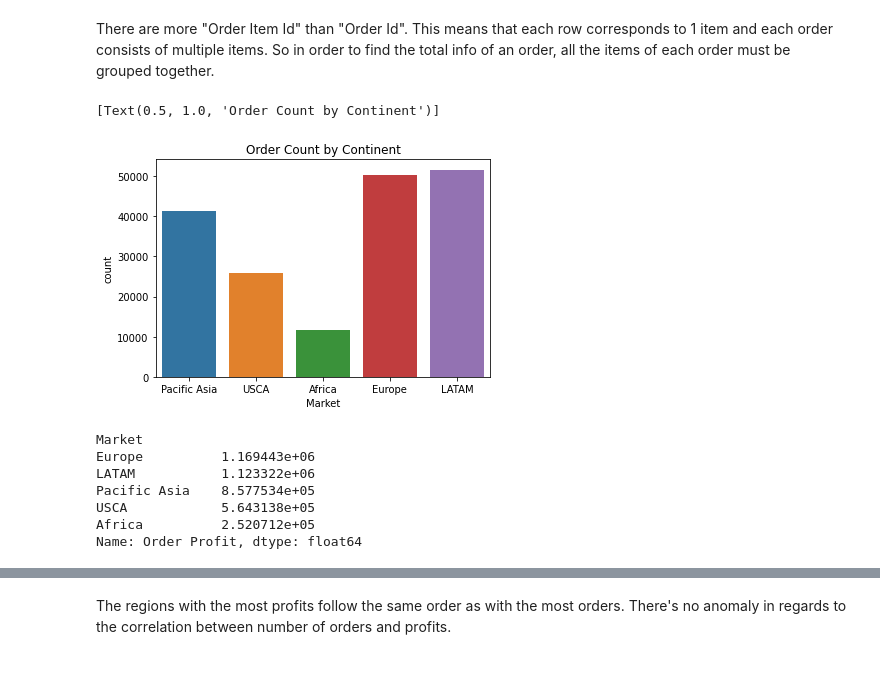
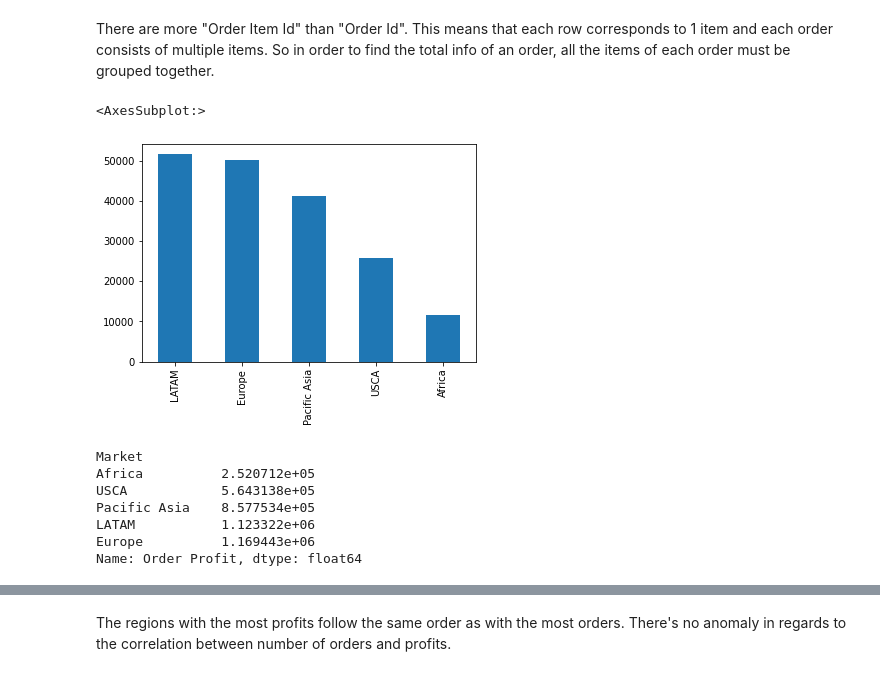
Before and after one commit to Chestnut-lol/DataOpenSpring2022, a Jupyter notebook: Datathon.ipynb, the cells around one changed output, grey strips where cells are left out. Drawn from its saved outputs; the diff is of its cells as text; code cells hidden in the pictures.

Commit message:
Added two EDA plots.

```diff
--- a/Datathon.ipynb
+++ b/Datathon.ipynb
@@ -65,8 +65,3 @@ orders["Order Id"].nunique()
 65752
 # %% [markdown]
 There are more "Order Item Id" than "Order Id". This means that each row corresponds to 1 item and each order consists of multiple items. So in order to find the total info of an order, all the items of each order must be grouped together.
-# %%
-sns.countplot("Market",data=orders).set(title="Order Count by Continent")
-# %% [output]
-[Text(0.5, 1.0, 'Order Count by Continent')]
-[figure, removed]
@@ -73,11 +71,17 @@ sns.countplot("Market",data=orders).set(title="Order Count by Continent")
+# %%
+title = "Order Count by Continent"
+orders["Market"].value_counts().plot(kind="bar")
+# %% [output]
+<AxesSubplot:>
+[figure, added]
 # %%
 market_profits = orders.sort_values(by="Order Profit",ascending=False).groupby(by="Market").sum()["Order Profit"]
-market_profits.sort_values(ascending=False)
+market_profits.sort_values()
 # %% [output]
 Market
+Africa          2.520712e+05
+USCA            5.643138e+05
+Pacific Asia    8.577534e+05
+LATAM           1.123322e+06
 Europe          1.169443e+06
-LATAM           1.123322e+06
-Pacific Asia    8.577534e+05
-USCA            5.643138e+05
-Africa          2.520712e+05
 Name: Order Profit, dtype: float64
```
Also changed, not shown: parts of 3 cells of this notebook, 2 other files.
